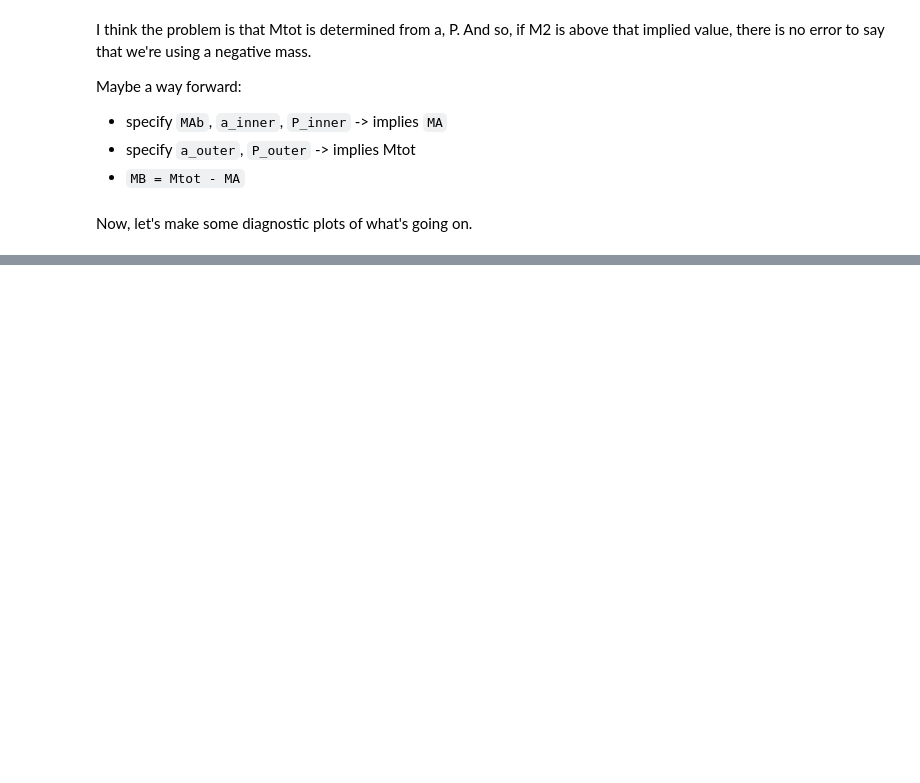
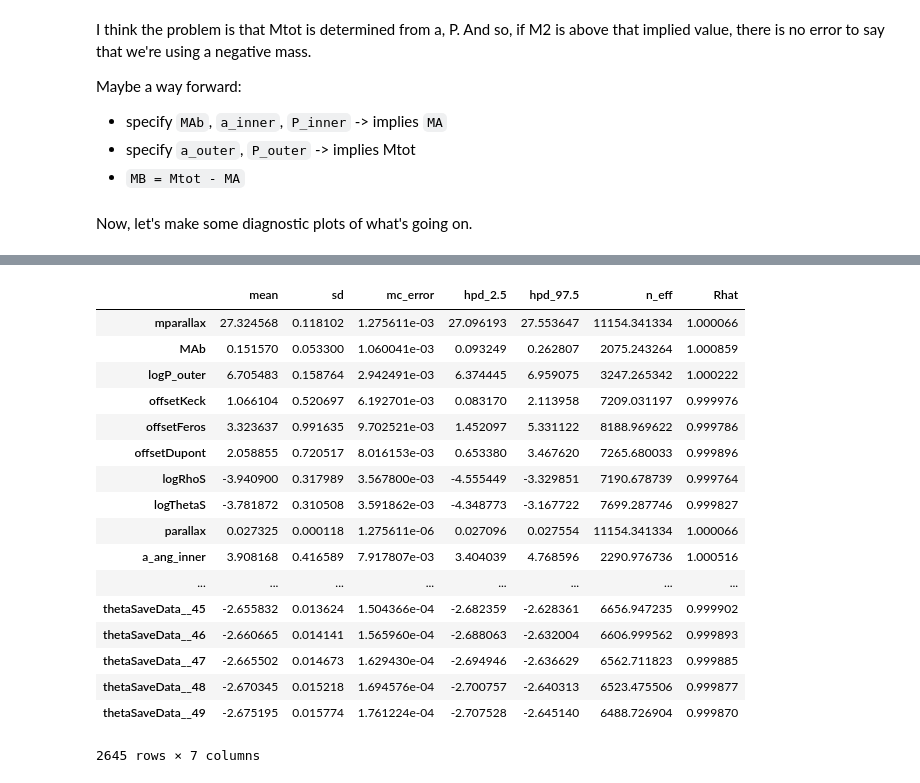
Before and after one commit to iancze/TWA-3-orbit, a Jupyter notebook: joint/Joint stellar fit.ipynb, the cells around one changed output, grey strips where cells are left out. Drawn from its saved outputs; the diff is of its cells as text; code cells hidden in the pictures; blank space fills up the shorter version.

```diff
--- a/joint/Joint stellar fit.ipynb
+++ b/joint/Joint stellar fit.ipynb
@@ -488,0 +562,21 @@ jd0
+# %%
+pm.summary(trace)
+# %% [output]
+|  | mean | sd | mc_error | hpd_2.5 | hpd_97.5 | n_eff | Rhat |
+| mparallax | 27.324568 | 0.118102 | 1.275611e-03 | 27.096193 | 27.553647 | 11154.341334 | 1.000066 |
+| MAb | 0.151570 | 0.053300 | 1.060041e-03 | 0.093249 | 0.262807 | 2075.243264 | 1.000859 |
+| logP_outer | 6.705483 | 0.158764 | 2.942491e-03 | 6.374445 | 6.959075 | 3247.265342 | 1.000222 |
+| offsetKeck | 1.066104 | 0.520697 | 6.192701e-03 | 0.083170 | 2.113958 | 7209.031197 | 0.999976 |
+| offsetFeros | 3.323637 | 0.991635 | 9.702521e-03 | 1.452097 | 5.331122 | 8188.969622 | 0.999786 |
+| offsetDupont | 2.058855 | 0.720517 | 8.016153e-03 | 0.653380 | 3.467620 | 7265.680033 | 0.999896 |
+| logRhoS | -3.940900 | 0.317989 | 3.567800e-03 | -4.555449 | -3.329851 | 7190.678739 | 0.999764 |
+| logThetaS | -3.781872 | 0.310508 | 3.591862e-03 | -4.348773 | -3.167722 | 7699.287746 | 0.999827 |
+| parallax | 0.027325 | 0.000118 | 1.275611e-06 | 0.027096 | 0.027554 | 11154.341334 | 1.000066 |
+| a_ang_inner | 3.908168 | 0.416589 | 7.917807e-03 | 3.404039 | 4.768596 | 2290.976736 | 1.000516 |
+| ... | ... | ... | ... | ... | ... | ... | ... |
+| thetaSaveData__45 | -2.655832 | 0.013624 | 1.504366e-04 | -2.682359 | -2.628361 | 6656.947235 | 0.999902 |
+| thetaSaveData__46 | -2.660665 | 0.014141 | 1.565960e-04 | -2.688063 | -2.632004 | 6606.999562 | 0.999893 |
+| thetaSaveData__47 | -2.665502 | 0.014673 | 1.629430e-04 | -2.694946 | -2.636629 | 6562.711823 | 0.999885 |
+| thetaSaveData__48 | -2.670345 | 0.015218 | 1.694576e-04 | -2.700757 | -2.640313 | 6523.475506 | 0.999877 |
+| thetaSaveData__49 | -2.675195 | 0.015774 | 1.761224e-04 | -2.707528 | -2.645140 | 6488.726904 | 0.999870 |
+2645 rows × 7 columns
```
Also changed, not shown: parts of 15 cells of this notebook.
